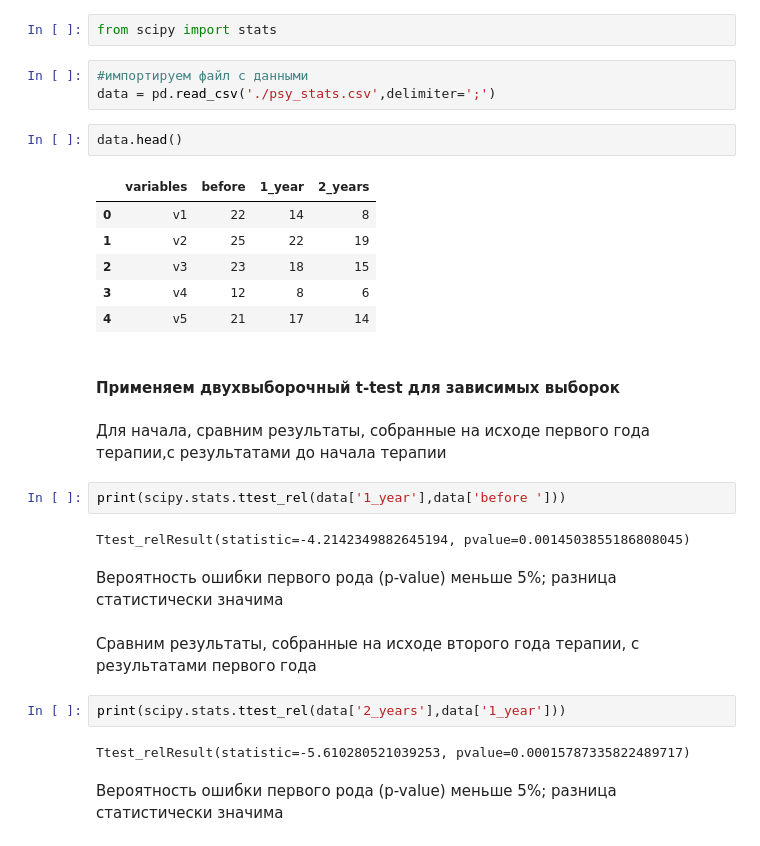
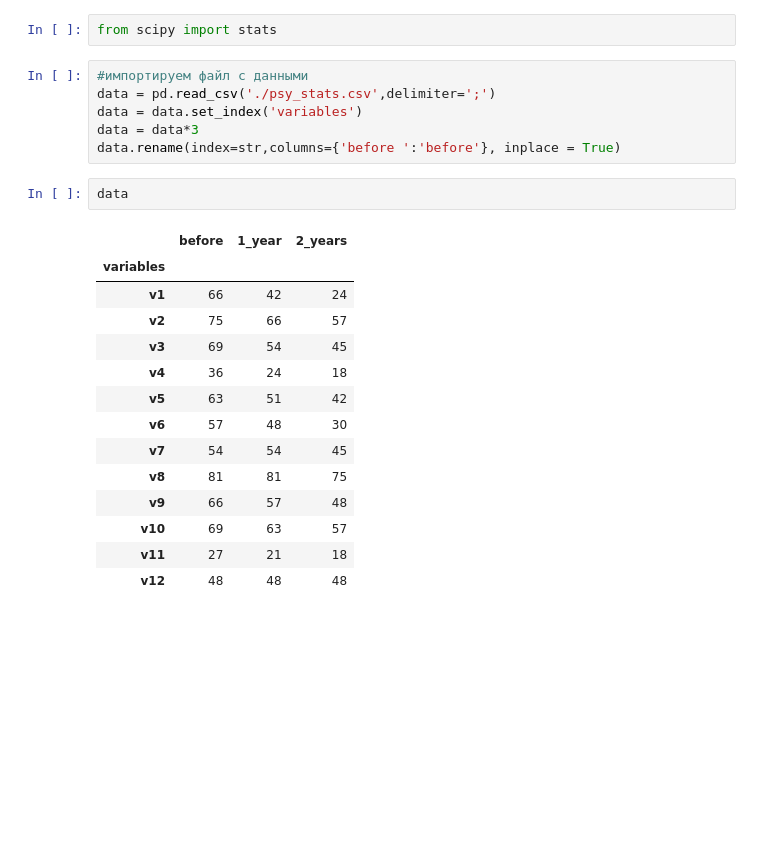
Before and after one commit to IluaMatveev/work, a Jupyter notebook: 2018-05-09 psy stats.ipynb, the cells around one changed output. Drawn from its saved outputs; the diff is of its cells as text; blank space fills up the shorter version.

```diff
--- a/2018-05-09 psy stats.ipynb
+++ b/2018-05-09 psy stats.ipynb
@@ -7,30 +18,23 @@ from scipy import stats
 # %%
 #импортируем файл с данными
 data = pd.read_csv('./psy_stats.csv',delimiter=';')
+data = data.set_index('variables')
+data = data*3
+data.rename(index=str,columns={'before ':'before'}, inplace = True)
 # %%
-data.head()
+data
 # %% [output]
-|  | variables | before | 1_year | 2_years |
-| 0 | v1 | 22 | 14 | 8 |
-| 1 | v2 | 25 | 22 | 19 |
-| 2 | v3 | 23 | 18 | 15 |
-| 3 | v4 | 12 | 8 | 6 |
-| 4 | v5 | 21 | 17 | 14 |
+|  | before | 1_year | 2_years |
+| variables |  |  |  |
+| v1 | 66 | 42 | 24 |
+| v2 | 75 | 66 | 57 |
+| v3 | 69 | 54 | 45 |
+| v4 | 36 | 24 | 18 |
+| v5 | 63 | 51 | 42 |
+| v6 | 57 | 48 | 30 |
+| v7 | 54 | 54 | 45 |
+| v8 | 81 | 81 | 75 |
+| v9 | 66 | 57 | 48 |
+| v10 | 69 | 63 | 57 |
+| v11 | 27 | 21 | 18 |
+| v12 | 48 | 48 | 48 |
-# %% [markdown]
-#### Применяем двухвыборочный t-test для зависимых выборок
-# %% [markdown]
-Для начала, сравним результаты, собранные на исходе первого года терапии,с результатами до начала терапии
-# %%
-print(scipy.stats.ttest_rel(data['1_year'],data['before ']))
-# %% [output]
-Ttest_relResult(statistic=-4.2142349882645194, pvalue=0.0014503855186808045)
-# %% [markdown]
-Вероятность ошибки первого рода (p-value) меньше 5%; разница статистически значима
-# %% [markdown]
-Сравним результаты, собранные на исходе второго года терапии, с результатами первого года
-# %%
-print(scipy.stats.ttest_rel(data['2_years'],data['1_year']))
-# %% [output]
-Ttest_relResult(statistic=-5.610280521039253, pvalue=0.00015787335822489717)
-# %% [markdown]
-Вероятность ошибки первого рода (p-value) меньше 5%; разница статистически значима
```
Also changed, not shown: parts of 15 cells of this notebook.
